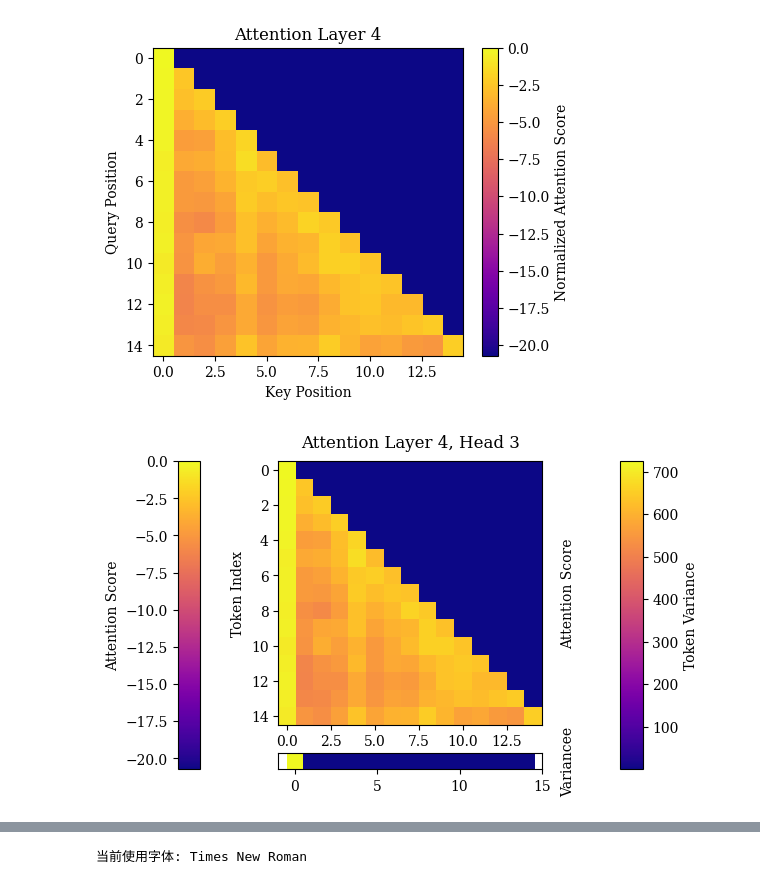
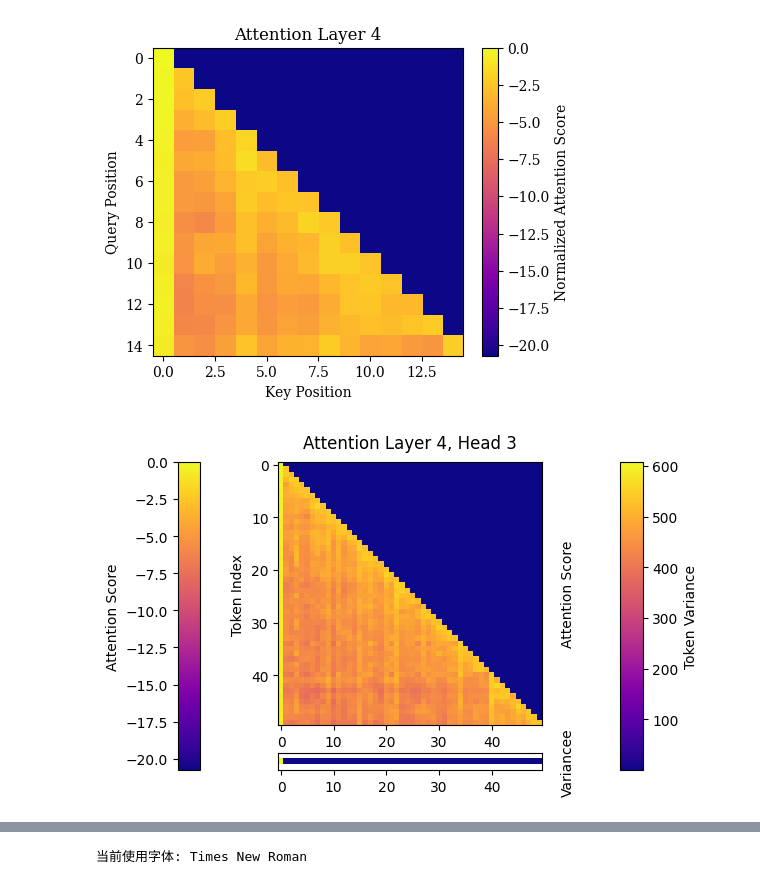
Before and after one commit to Fzkuji/Attention-Need-to-Forget, a Jupyter notebook: visualization_attention_mask.ipynb, the cells around one changed output, grey strips where cells are left out. Cells and saved outputs as stored; diff of their text form; code cells hidden in the pictures.

```diff
--- a/visualization_attention_mask.ipynb
+++ b/visualization_attention_mask.ipynb
@@ -1,7 +1,24 @@
+# %%
+import torch
+import matplotlib.pyplot as plt
+from transformers import AutoModelForCausalLM, AutoTokenizer
+from datasets import load_dataset
+
+# 加载模型和 tokenizer
+def load_model_and_tokenizer(model_name, device="cuda"):
+    print(f"Loading model: {model_name}")
+    tokenizer = AutoTokenizer.from_pretrained("fla-hub/gla-1.3B-100B", use_fast=False)
+    model = AutoModelForCausalLM.from_pretrained(
+        model_name,
+        torch_dtype=torch.bfloat16,
+        device_map = {"": "cuda:0"},
+        attn_implementation="eager",
+    )
+    return model, tokenizer
 # %%
-# model_name = "mistralai/Mistral-7B-Instruct-v0.1"
-# model_name = "Qwen/Qwen2-0.5B-Instruct"
-model_path = "mistralai/Mistral-7B-v0.1"
+# model_path = "mistralai/Mistral-7B-Instruct-v0.1"
+model_path = "Qwen/Qwen2-0.5B-Instruct"
+# model_path = "mistralai/Mistral-7B-v0.1"
 device = "cuda:0" if torch.cuda.is_available() else "mps"
 
 # 加载模型和 tokenizer
@@ -18,5 +35,7 @@ text = dataset[0]["text"]  # 仅取前 16384 个字符
 # %%
 text = " search search search search search search search search search search search search search search search search search search search search"
+# %%
+text = "The old lighthouse keeper had lived alone for thirty years, watching ships pass in the night. Every evening at sunset, he would climb the spiral stairs to light the beacon, his footsteps echoing in the empty tower. One stormy night, as waves crashed against the rocks below, he heard a peculiar sound - not the wind, not the sea, but music. Soft piano notes drifted up from somewhere below. He followed the melody down to a room he'd never noticed before, hidden behind a salt-stained door."
 # %%
 tokenized = tokenizer(text, return_tensors="pt", max_length=max_length, truncation=True)
 input_ids = tokenized.input_ids
@@ -40,7 +62,7 @@ tensor([[3472, 3472, 3472, 3472, 3472, 3472, 3472, 3472, 3472, 3472, 3472, 3472,
 # 提取注意力分数
 # 模型前向
 with torch.no_grad():
-    output = model(input_ids, output_attentions=True, output_hidden_states=True)
+    output = model(input_ids.to(device), output_attentions=True, output_hidden_states=True)
 # %%
 print(output.keys())
 # %% [output]
@@ -333,7 +355,7 @@ def visualize_attention_and_variance(
     # attention_matrix = attention_scores[layer_idx][0, head_idx, :seq_len, :seq_len].cpu()
     if norm_type == "log":
         epsilon = 1e-9
-        attention_matrix = torch.log(attention_matrix + epsilon).numpy()
+        attention_matrix = torch.log(attention_matrix + epsilon).float().numpy()
     elif norm_type == "minmax":
         attention_matrix = attention_matrix.numpy()
         attention_matrix = (attention_matrix - attention_matrix.min()) / (
@@ -359,35 +381,35 @@ def visualize_attention_and_variance(
                             ha="center", va="center", fontsize=6)
 
     # 给“上方热力图”创建 colorbar，放在左侧 cax_left
     cb1 = fig.colorbar(im1, cax=cax_left, orientation='vertical')
     cb1.set_label("Attention Score")
     cb1.ax.yaxis.set_ticks_position('left')
     cb1.ax.yaxis.set_label_position('left')
 
     # 5. 计算并绘制“下方”的方差热力图（单行）
-    token_variances = torch.var(hidden_states[layer_idx][:, :seq_len, :], dim=-1).squeeze(0).cpu().numpy()
+    token_variances = torch.var(hidden_states[layer_idx][:, :seq_len, :], dim=-1).squeeze(0).cpu().float().numpy()
     token_variances = np.expand_dims(token_variances, axis=0)  # 转为 1×N
 
     im2 = ax_bottom.imshow(token_variances, cmap=cmap, aspect="equal", interpolation="nearest")
     # ax_bottom.set_title(f"Token Variance for Layer {layer_idx + 1}", y=-1.5)
     # ax_bottom.set_ylabel("Variance", y=0.5, x=1.05)
     ax_bottom.text(1.1, 0.5, "Variancee", transform=ax_bottom.transAxes, rotation=90, va="center", ha="center")
     ax_bottom.yaxis.set_label_position('right')
     ax_bottom.set_box_aspect(1/16)
     ax_bottom.set_yticks([])  # 隐藏 y 轴
 
     # 给“下方热力图”创建 colorbar，放在右侧 cax_right
     cb2 = fig.colorbar(im2, cax=cax_right, orientation='vertical')
     cb2.set_label("Token Variance")
 
     # 6. 保存或者显示
     if output_file:
         plt.savefig(output_file, dpi=300, bbox_inches="tight")
     plt.show()
 
 visualize_attention_and_variance(output["attentions"], output["hidden_states"], layer_idx=3, head_idx=2, seq_len=50)
 # %% [output]
-[figure, old version]
+[figure, new version]
 # %%
 import matplotlib as mpl
 import matplotlib.pyplot as plt
```
Also changed, not shown: parts of 9 cells of this notebook, 7 other files.
